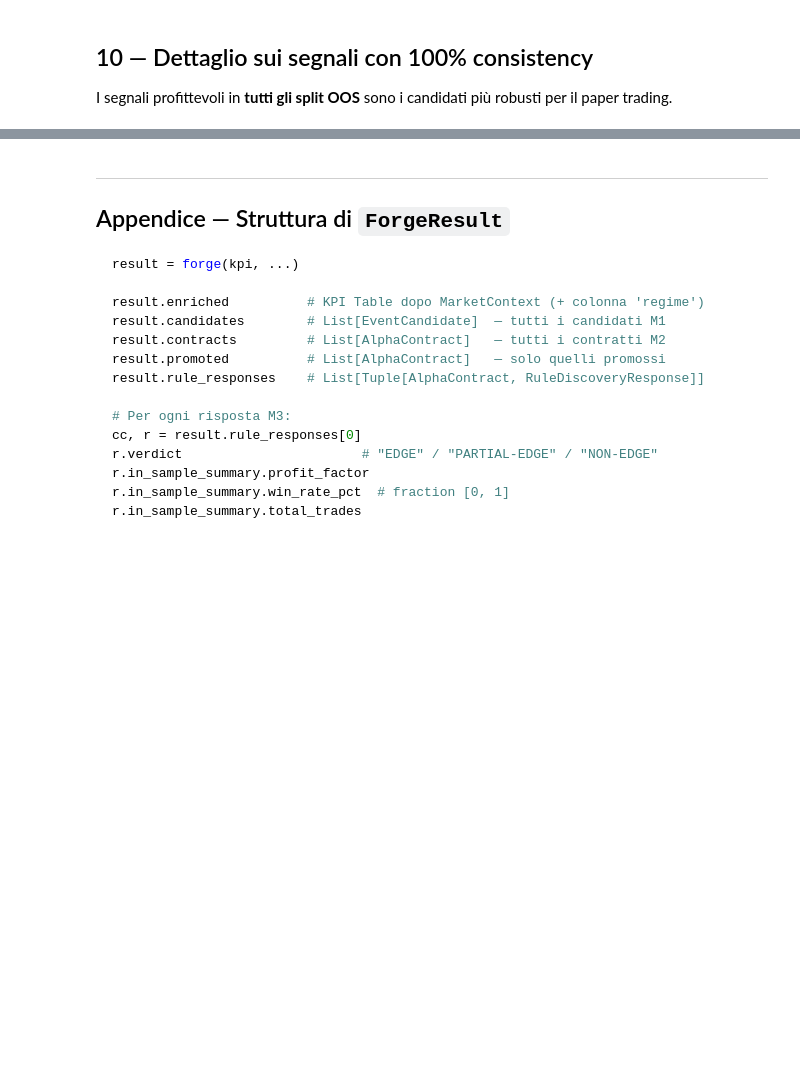
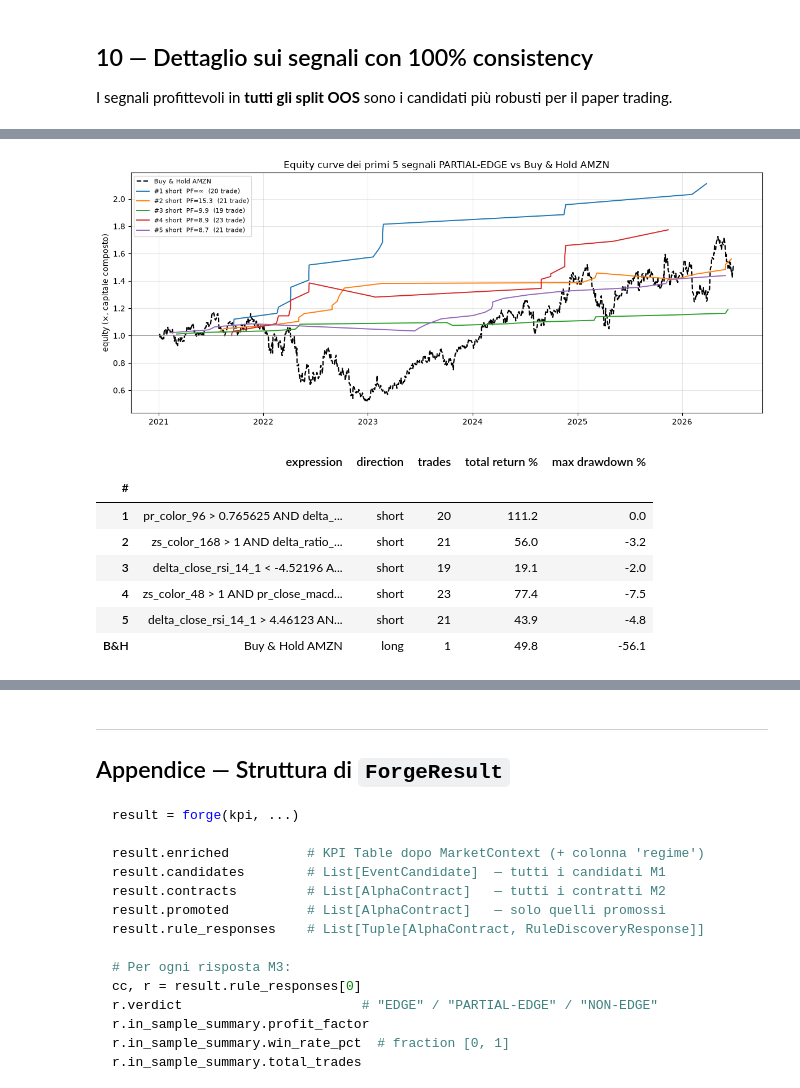
Before and after one commit to mattcond/forgedge, a Jupyter notebook: examples/forge_amzn_walkthrough.ipynb, the cells around one changed output, grey strips where cells are left out. Cells and saved outputs as stored; diff of their text form; code cells hidden in the pictures; blank space fills up the shorter version.

```diff
--- a/examples/forge_amzn_walkthrough.ipynb
+++ b/examples/forge_amzn_walkthrough.ipynb
@@ -415 +455,57 @@ Segnali con consistency 100%: 2
+# %%
+bh_equity = price / price.iloc[0]
+
+fig, ax = plt.subplots(figsize=(12, 5))
+ax.plot(bh_equity.index, bh_equity.values, color="black", lw=1.6, ls="--", label="Buy & Hold AMZN")
+
+summary_rows = []
+for i, (cc, r) in enumerate(top5, 1):
+    cand = cand_by_id.get(cc.event_candidate_id)
+    if cand is None or r.validated_rule is None:
+        continue
+    frame = result.enriched.copy()
+    frame["__chart_signal__"] = cand.event_series.reindex(frame["open_dt"]).fillna(0).values
+    _, trades = run_backtest(frame, "__chart_signal__", r.validated_rule.params,
+                             timestamp_col="open_dt", return_trades=True)
+    if len(trades) == 0:
+        continue
+    trades = trades.sort_values("exit_dt")
+    eq = (1 + trades["net_pct_gain"]).cumprod()
+    eq.index = pd.to_datetime(trades["exit_dt"])
+    pf = r.in_sample_summary.profit_factor
+    pf_label = "∞" if pf >= 999 else f"{pf:.1f}"
+    ax.plot(eq.index, eq.values, lw=1.4,
+            label=f"#{i} {cc.direction}  PF={pf_label}  ({len(trades)} trade)")
+    summary_rows.append({
+        "#": i,
+        "expression": cc.event_expression,
+        "direction": cc.direction,
+        "trades": len(trades),
+        "total return %": round((eq.iloc[-1] - 1) * 100, 1),
+        "max drawdown %": round(((eq / eq.cummax() - 1).min()) * 100, 1),
+    })
+
+ax.axhline(1, color="gray", lw=0.6)
+ax.set_ylabel("equity (×, capitale composto)")
+ax.set_title("Equity curve dei primi 5 segnali PARTIAL-EDGE vs Buy & Hold AMZN")
+ax.legend(fontsize=8, loc="upper left")
+plt.tight_layout()
+plt.show()
+
+bh_total_return = (bh_equity.iloc[-1] - 1) * 100
+bh_dd = ((bh_equity / bh_equity.cummax() - 1).min()) * 100
+summary_rows.append({"#": "B&H", "expression": "Buy & Hold AMZN", "direction": "long",
+                     "trades": 1, "total return %": round(bh_total_return, 1),
+                     "max drawdown %": round(bh_dd, 1)})
+pd.DataFrame(summary_rows).set_index("#")
+# %% [output]
+[figure, added]
+|  | expression | direction | trades | total return % | max drawdown % |
+| # |  |  |  |  |  |
+| 1 | pr_color_96 > 0.765625 AND delta_... | short | 20 | 111.2 | 0.0 |
+| 2 | zs_color_168 > 1 AND delta_ratio_... | short | 21 | 56.0 | -3.2 |
+| 3 | delta_close_rsi_14_1 < -4.52196 A... | short | 19 | 19.1 | -2.0 |
+| 4 | zs_color_48 > 1 AND pr_close_macd... | short | 23 | 77.4 | -7.5 |
+| 5 | delta_close_rsi_14_1 > 4.46123 AN... | short | 21 | 43.9 | -4.8 |
+| B&H | Buy & Hold AMZN | long | 1 | 49.8 | -56.1 |
 # %% [markdown]
```
Also changed, not shown: parts of 14 cells of this notebook, 5 other files.
